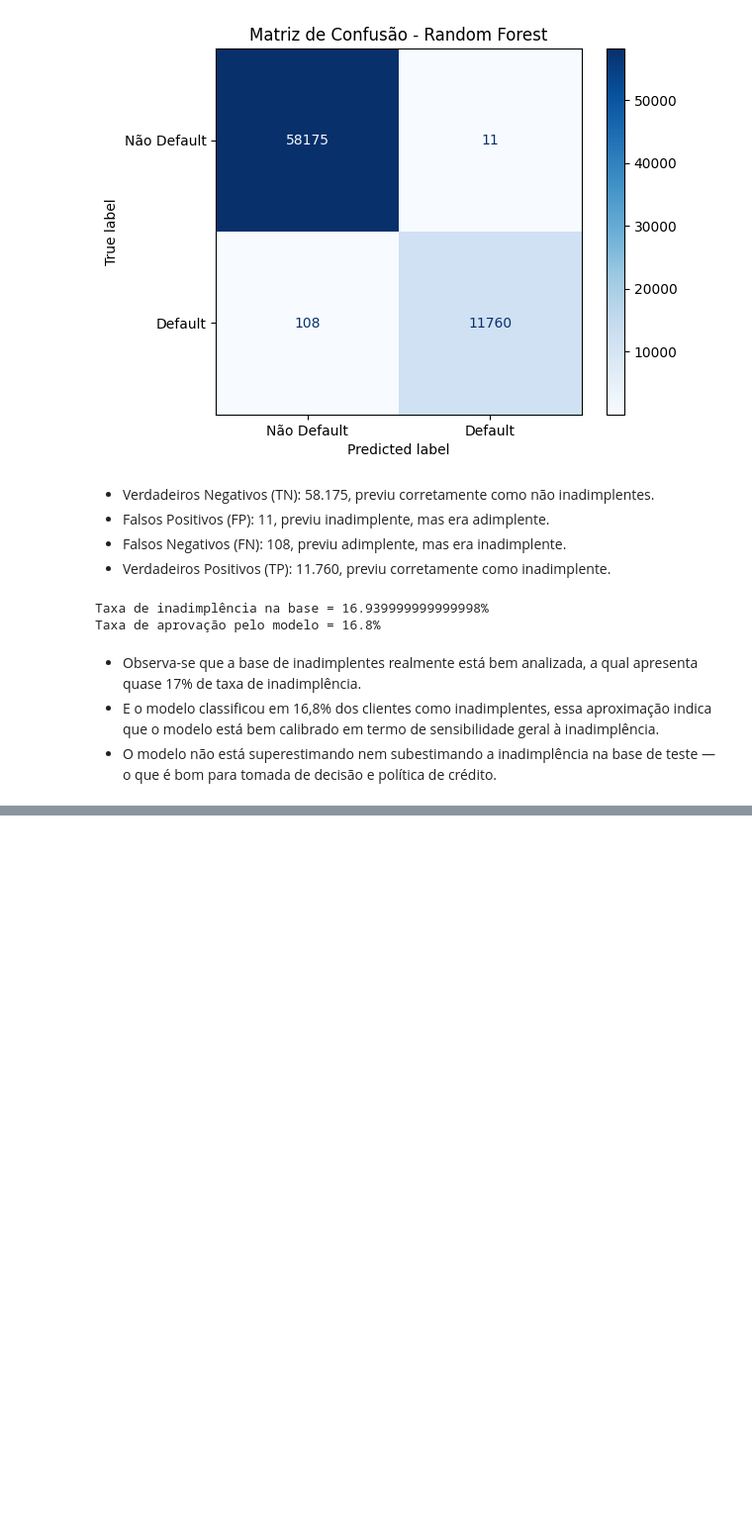
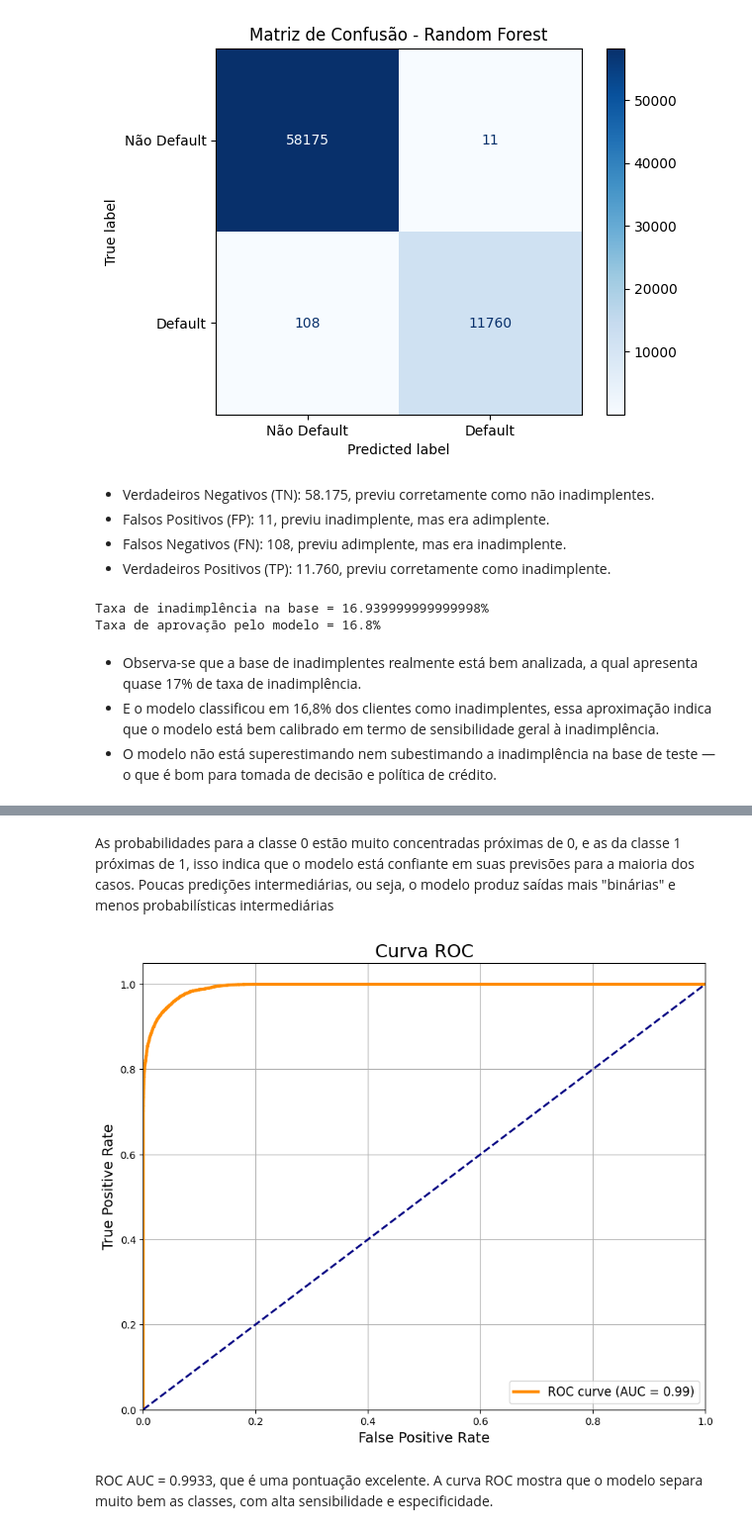
Before and after one commit to josieleferreira/credito_fintech, a Jupyter notebook: notebooks/predictive_model.ipynb, the cells around one changed output, grey strips where cells are left out. Shown at 99% size. Cells and saved outputs as stored; diff of their text form; code cells hidden in the pictures; blank space fills up the shorter version.

```diff
--- a/notebooks/predictive_model.ipynb
+++ b/notebooks/predictive_model.ipynb
@@ -698,0 +844,25 @@ Taxa de aprovação pelo modelo = 16.8%
+# %% [markdown]
+As probabilidades para a classe 0 estão muito concentradas próximas de 0, e as da classe 1 próximas de 1, isso indica que o modelo está confiante em suas previsões para a maioria dos casos.
+Poucas predições intermediárias, ou seja, o modelo produz saídas mais "binárias" e menos probabilísticas intermediárias
+# %%
+# Curva ROC
+fpr, tpr, _ = roc_curve(y_test, y_proba)
+roc_auc = auc(fpr, tpr)
+
+plt.figure(figsize=(10, 8))
+
+plt.plot(fpr, tpr, color='darkorange', lw=3, label=f'ROC curve (AUC = {roc_auc:.2f})')
+plt.plot([0, 1], [0, 1], color='navy', lw=2, linestyle='--')
+plt.xlim([0.0, 1.0])
+plt.ylim([0.0, 1.05])
+plt.xlabel('False Positive Rate', fontsize=14)
+plt.ylabel('True Positive Rate', fontsize=14)
+plt.title('Curva ROC', fontsize=18)
+plt.legend(loc="lower right", fontsize=12)
+plt.grid(True)
+
+plt.show()
+# %% [output]
+[figure, added]
+# %% [markdown]
+ROC AUC = 0.9933, que é uma pontuação excelente. A curva ROC mostra que o modelo separa muito bem as classes, com alta sensibilidade e especificidade.
```
Also changed, not shown: parts of 25 cells of this notebook.
